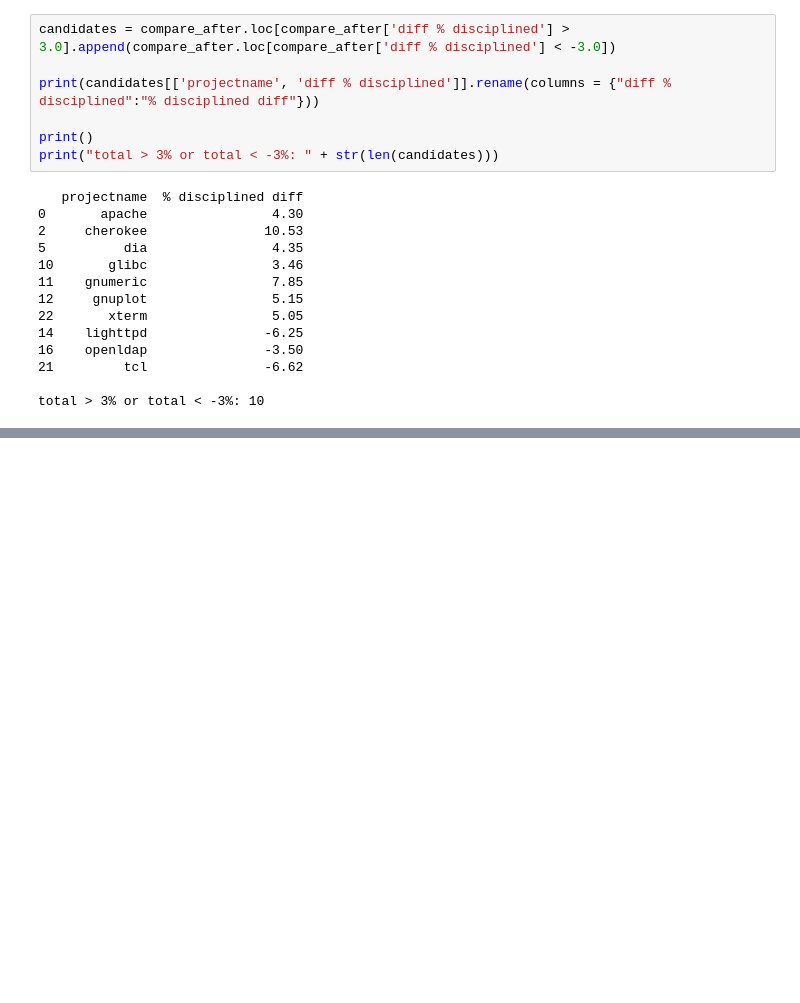
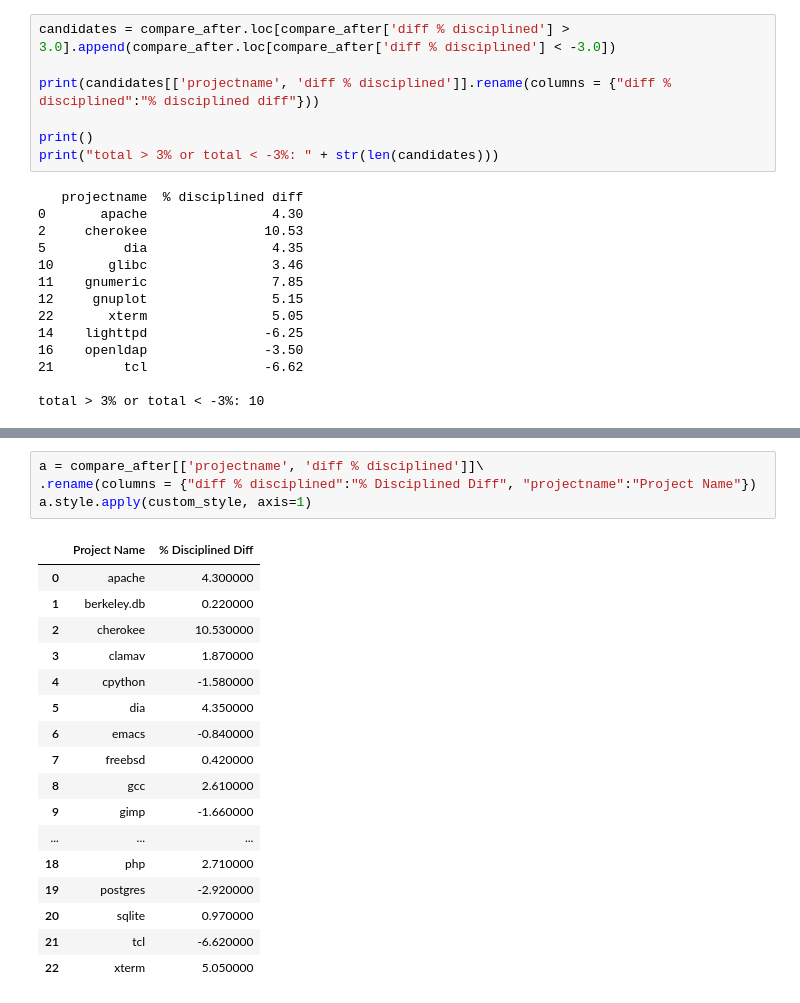
Before and after one commit to samurollie/ifdef-catcher, a Jupyter notebook: phase-2-quantitative-analysis/analysis.ipynb, the cells around one changed output, grey strips where cells are left out. Cells and saved outputs as stored; diff of their text form; blank space fills up the shorter version.

```diff
--- a/phase-2-quantitative-analysis/analysis.ipynb
+++ b/phase-2-quantitative-analysis/analysis.ipynb
@@ -116,0 +134,22 @@ total > 3% or total < -3%: 10
+# %%
+a = compare_after[['projectname', 'diff % disciplined']]\
+.rename(columns = {"diff % disciplined":"% Disciplined Diff", "projectname":"Project Name"})
+a.style.apply(custom_style, axis=1)
+# %% [output]
+|  | Project Name | % Disciplined Diff |
+| 0 | apache | 4.300000 |
+| 1 | berkeley.db | 0.220000 |
+| 2 | cherokee | 10.530000 |
+| 3 | clamav | 1.870000 |
+| 4 | cpython | -1.580000 |
+| 5 | dia | 4.350000 |
+| 6 | emacs | -0.840000 |
+| 7 | freebsd | 0.420000 |
+| 8 | gcc | 2.610000 |
+| 9 | gimp | -1.660000 |
+| ... | ... | ... |
+| 18 | php | 2.710000 |
+| 19 | postgres | -2.920000 |
+| 20 | sqlite | 0.970000 |
+| 21 | tcl | -6.620000 |
+| 22 | xterm | 5.050000 |
```
Also changed, not shown: parts of 2 cells of this notebook, 2 other files.
